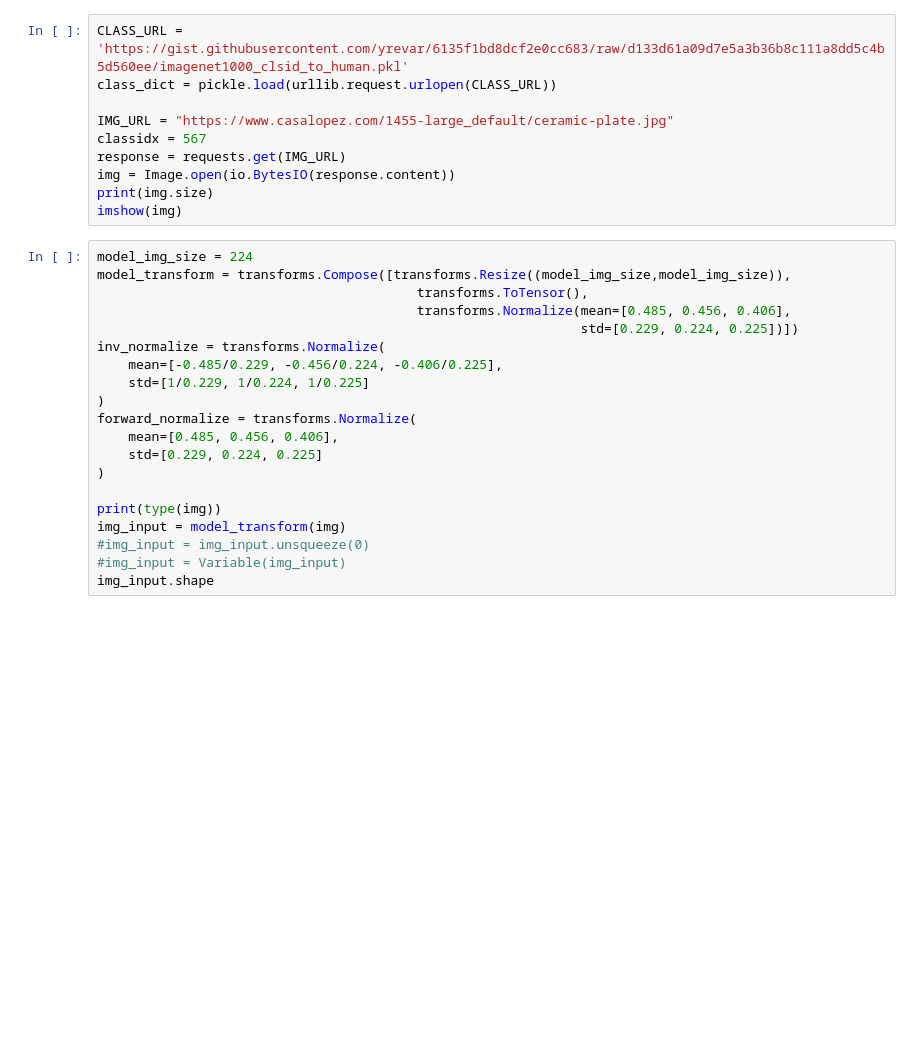
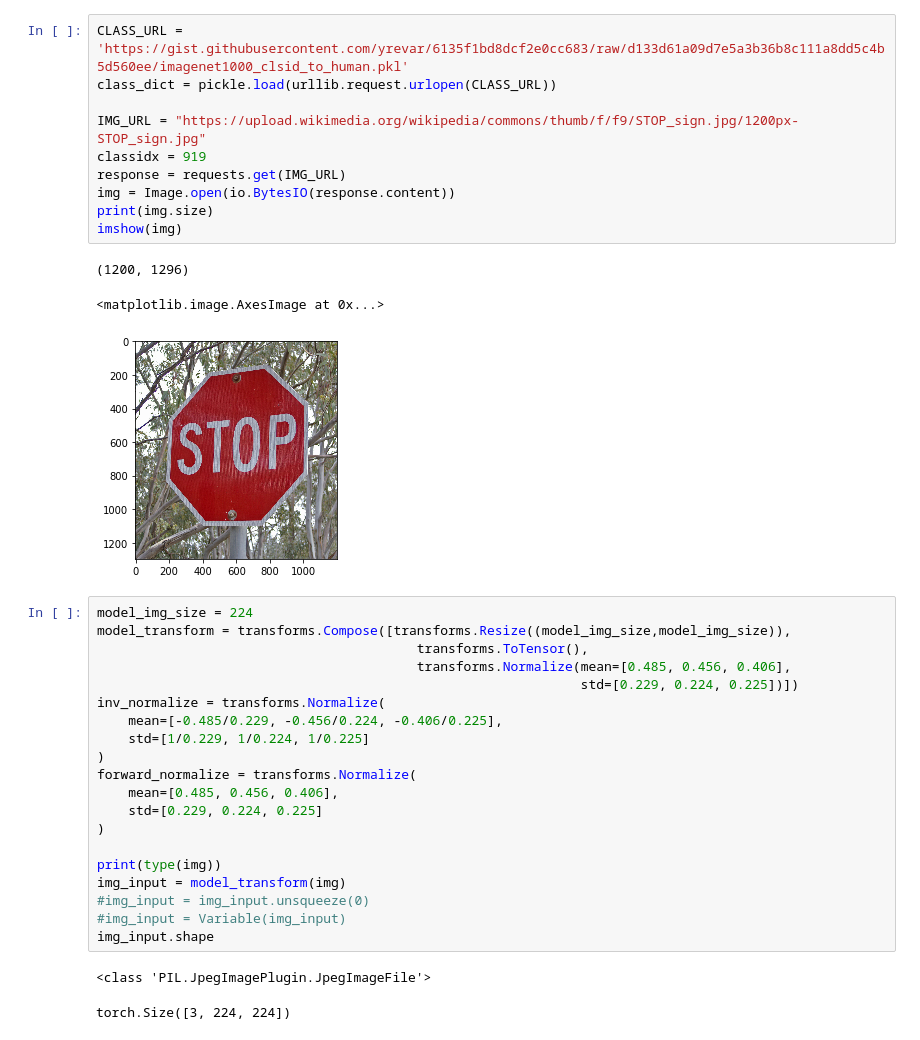
Before and after one commit to earlence-security/invis-perturbations, a Jupyter notebook: image_net.ipynb, the cells around one changed output. Saved outputs shown, nothing was run; the diff lists cells and outputs as text; blank space fills up the shorter version.

Commit message:
ImageNet Testing

```diff
--- a/image_net.ipynb
+++ b/image_net.ipynb
@@ -87,13 +104,17 @@ def scale_operation(w, scale):
 # %%
 CLASS_URL = 'https://gist.githubusercontent.com/yrevar/6135f1bd8dcf2e0cc683/raw/d133d61a09d7e5a3b36b8c111a8dd5c4b5d560ee/imagenet1000_clsid_to_human.pkl'
 class_dict = pickle.load(urllib.request.urlopen(CLASS_URL))
 
-IMG_URL = "https://www.casalopez.com/1455-large_default/ceramic-plate.jpg"
-classidx = 567
+IMG_URL = "https://upload.wikimedia.org/wikipedia/commons/thumb/f/f9/STOP_sign.jpg/1200px-STOP_sign.jpg"
+classidx = 919
 response = requests.get(IMG_URL)
 img = Image.open(io.BytesIO(response.content))
 print(img.size)
 imshow(img)
+# %% [output]
+(1200, 1296)
+<matplotlib.image.AxesImage at 0x...>
+[figure, added]
 # %%
 model_img_size = 224
 model_transform = transforms.Compose([transforms.Resize((model_img_size,model_img_size)),
@@ -114,6 +135,9 @@ img_input = model_transform(img)
 #img_input = img_input.unsqueeze(0)
 #img_input = Variable(img_input)
 img_input.shape
+# %% [output]
+<class 'PIL.JpegImagePlugin.JpegImageFile'>
+torch.Size([3, 224, 224])
 # %%
 device = torch.device("cuda:0" if torch.cuda.is_available() else "cpu")
 pretrained_model = models.resnet101(pretrained=True)
```
Also changed, not shown: parts of 18 cells of this notebook, 28 other files.
